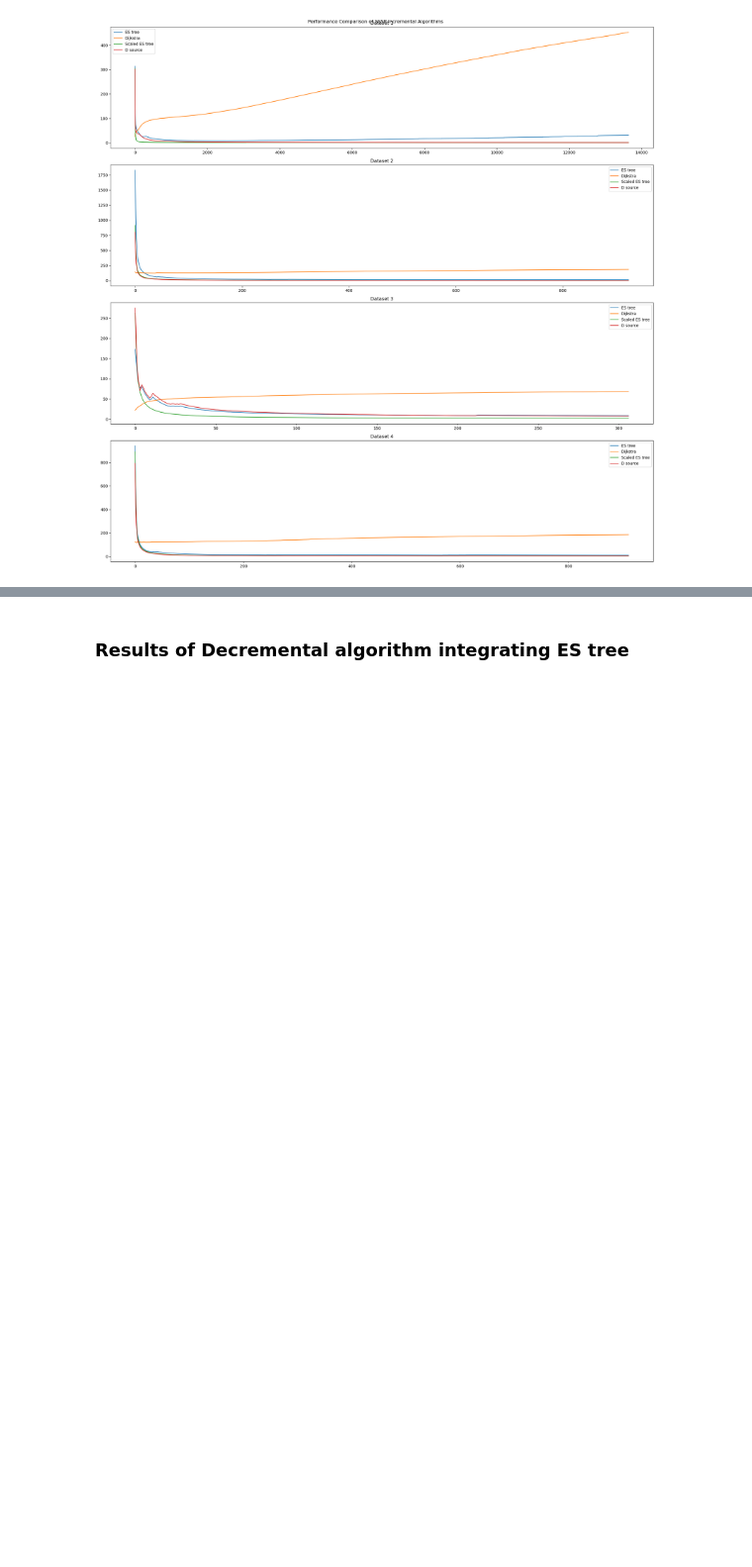
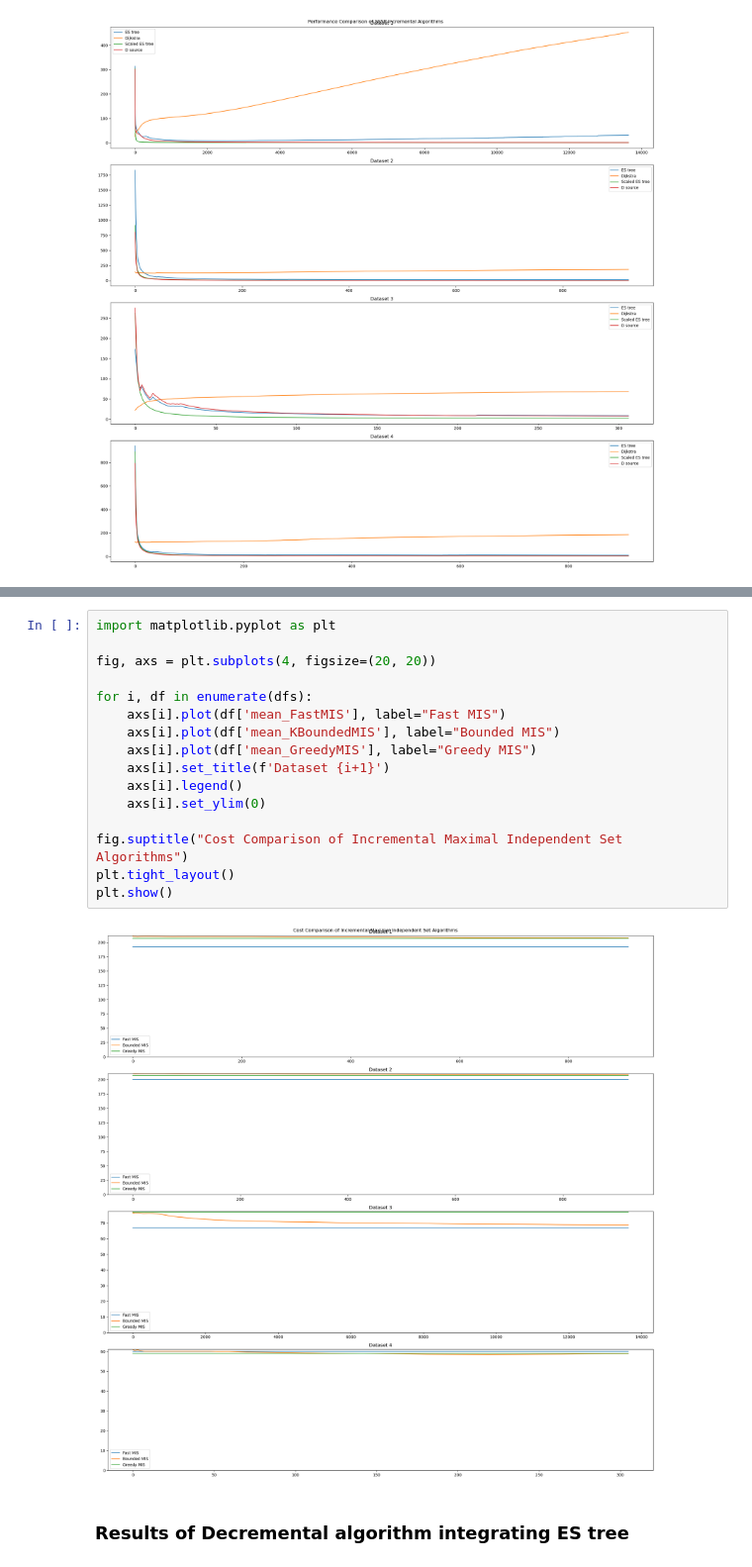
Before and after one commit to nina314/master-thesis, a Jupyter notebook: runtime_cost_analysis.ipynb, the cells around one changed output, grey strips where cells are left out. Shown at 99% size. Saved outputs shown, nothing was run; the diff lists cells and outputs as text; blank space fills up the shorter version.

```diff
--- a/runtime_cost_analysis.ipynb
+++ b/runtime_cost_analysis.ipynb
@@ -103,3 +152,21 @@ plt.show()
+# %%
+import matplotlib.pyplot as plt
+
+fig, axs = plt.subplots(4, figsize=(20, 20))
+
+for i, df in enumerate(dfs):
+    axs[i].plot(df['mean_FastMIS'], label="Fast MIS")
+    axs[i].plot(df['mean_KBoundedMIS'], label="Bounded MIS")
+    axs[i].plot(df['mean_GreedyMIS'], label="Greedy MIS")
+    axs[i].set_title(f'Dataset {i+1}')
+    axs[i].legend()
+    axs[i].set_ylim(0)
+
+fig.suptitle("Cost Comparison of Incremental Maximal Independent Set Algorithms")
+plt.tight_layout()
+plt.show()
+# %% [output]
+[figure, added]
 # %% [markdown]
 ### Results of Decremental algorithm integrating ES tree
 # %% [markdown]
```
Also changed, not shown: parts of 8 cells of this notebook, 25 other files.
